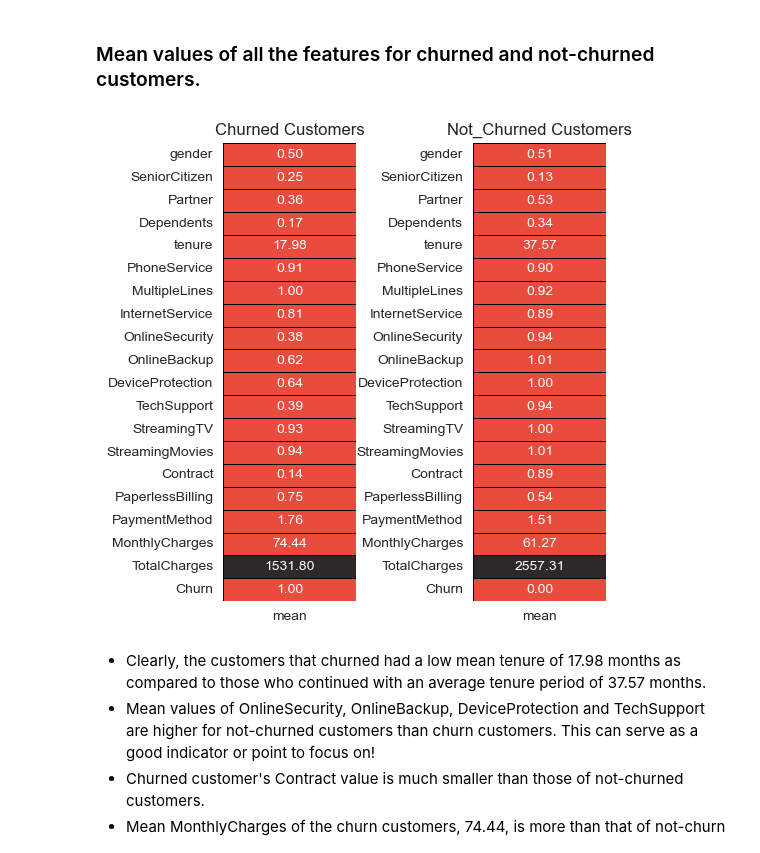
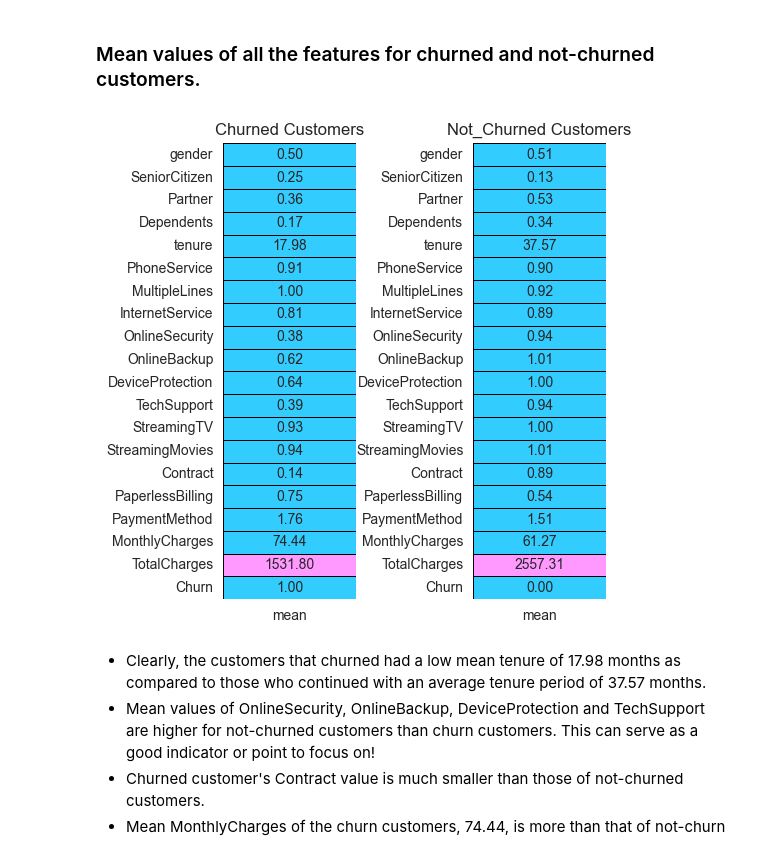
Before and after one commit to TheTastyHanuta/IT-Management, a Jupyter notebook: script.ipynb, the cells around one changed output. Drawn from its saved outputs; the diff is of its cells as text; code cells hidden in the pictures.

```diff
--- a/script.ipynb
+++ b/script.ipynb
@@ -171,26 +171,26 @@ df1.describe()
 # %% [markdown]
 ### Mean values of all the features for churned and not-churned customers.
 # %%
-colors = ['#E94B3C','#2D2926']
+colors = ['#33ccff','#ff99ff']
 
 churn = df1[df1['Churn'] == 1].describe().T
 not_churn = df1[df1['Churn'] == 0].describe().T
 
 fig,ax = plt.subplots(nrows = 1,ncols = 2,figsize = (5,5))
 plt.subplot(1,2,1)
 sns.heatmap(churn[['mean']],annot = True,cmap = colors,linewidths = 0.4,linecolor = 'black',cbar = False,fmt = '.2f')
 plt.title('Churned Customers');
 
 plt.subplot(1,2,2)
 sns.heatmap(not_churn[['mean']],annot = True,cmap = colors,linewidths = 0.4,linecolor = 'black',cbar = False,fmt = '.2f',)
 plt.title('Not_Churned Customers');
 
 fig.tight_layout(pad = 0)
 
 plt.show()
 plt.close()
 # %% [output]
-[figure, old version]
+[figure, new version]
 # %% [markdown]
 - Clearly, the customers that churned had a low mean tenure of 17.98 months as compared to those who continued with an average tenure period of 37.57 months.
 - Mean values of OnlineSecurity, OnlineBackup, DeviceProtection and TechSupport are higher for not-churned customers than churn customers. This can serve as a good indicator or point to focus on!
```
Also changed, not shown: parts of 6 cells of this notebook.
